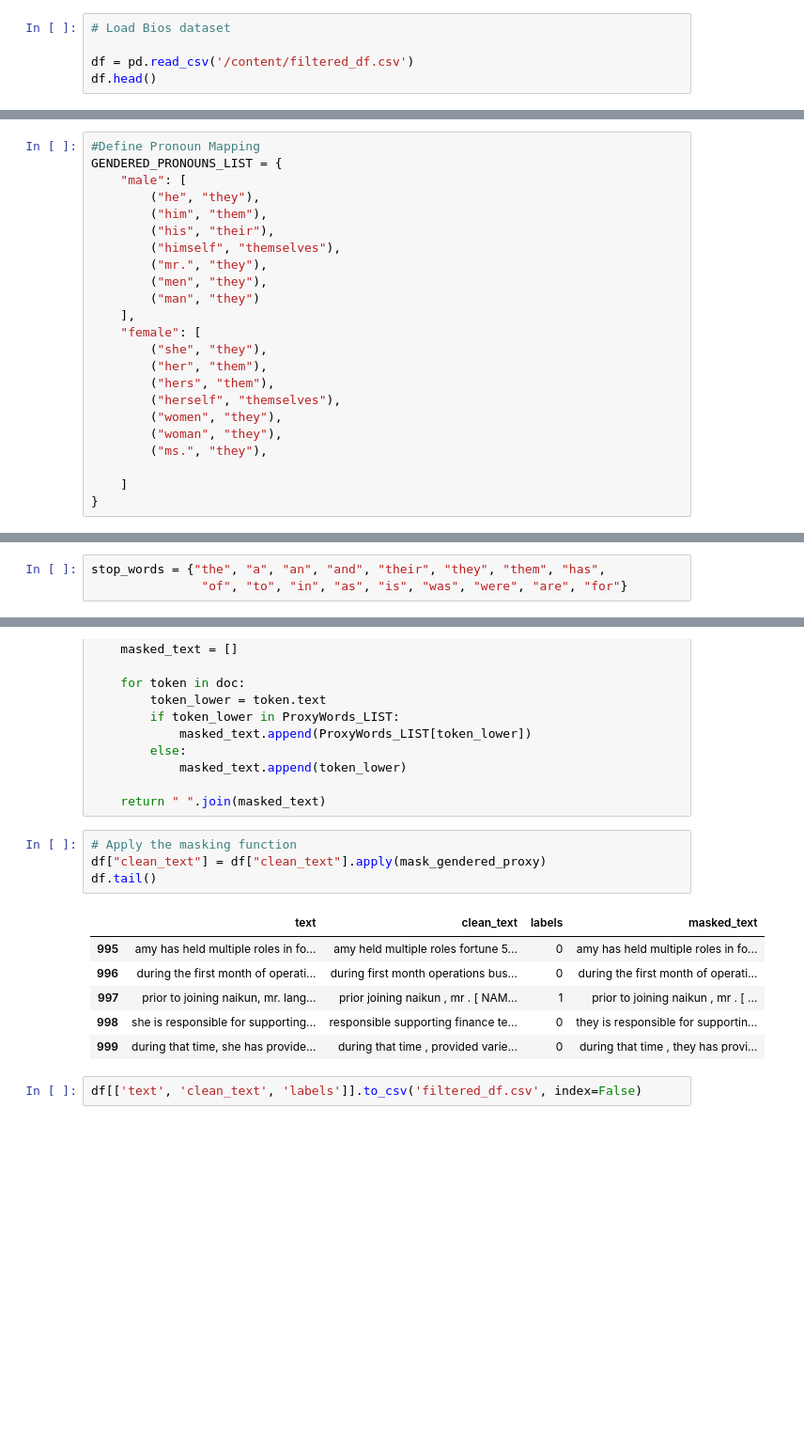
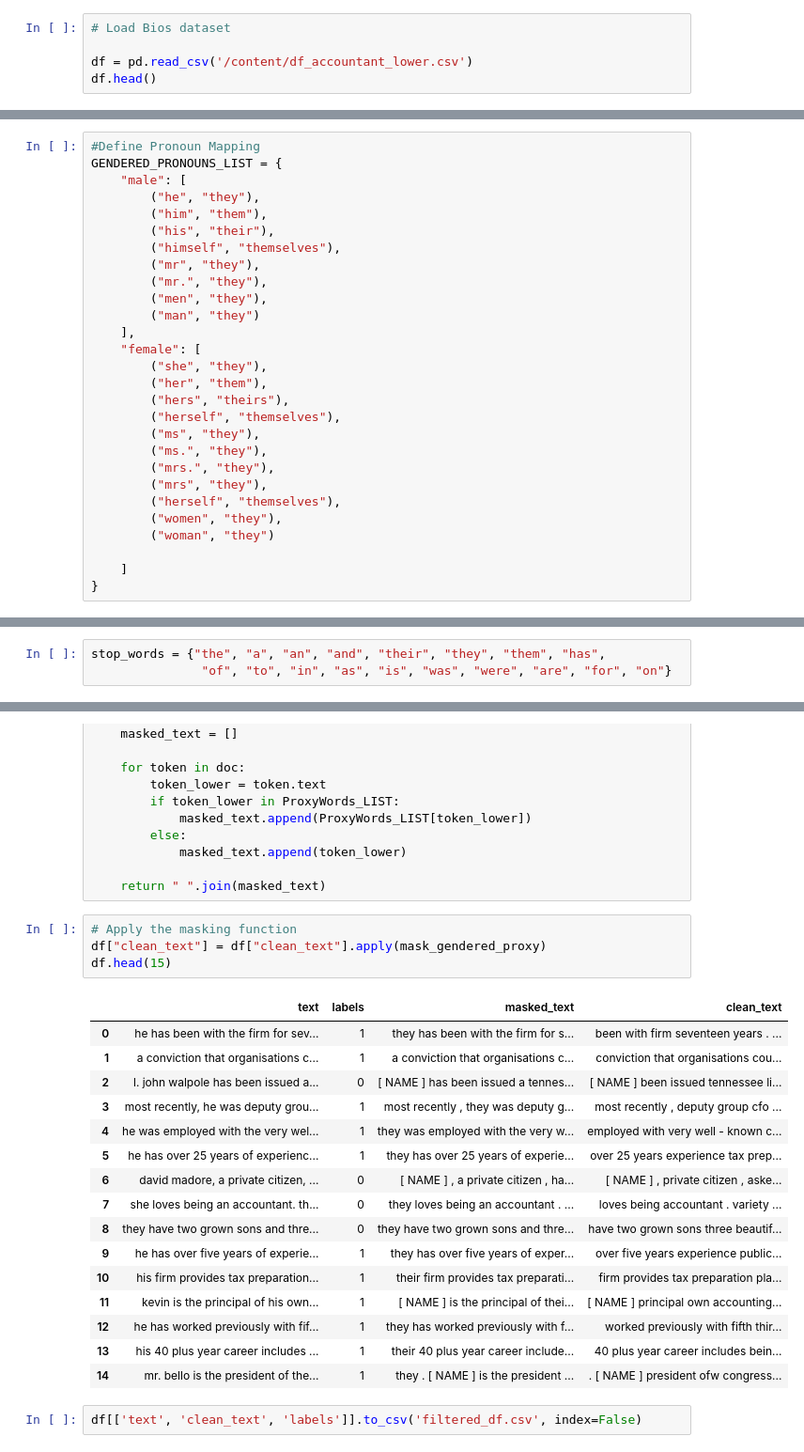
Before and after one commit to Shilpi261985/P2_BiasMitigation_SyntheticData, a Jupyter notebook: src/model_BERT/masked_obviousProxy_GenderClassification.ipynb, the cells around one changed output, grey strips where cells are left out. Shown at 94% size. Saved outputs shown, nothing was run; the diff lists cells and outputs as text; blank space fills up the shorter version.

```diff
--- a/src/model_BERT/masked_obviousProxy_GenderClassification.ipynb
+++ b/src/model_BERT/masked_obviousProxy_GenderClassification.ipynb
@@ -53,6 +53,6 @@ print(masked)  # Output: [NAME] and [NAME] went to the park with [NAME].
 # %%
 # Load Bios dataset
 
-df = pd.read_csv('/content/filtered_df.csv')
+df = pd.read_csv('/content/df_accountant_lower.csv')
 df.head()
 # %% [output]
@@ -85,6 +85,7 @@ GENDERED_PRONOUNS_LIST = {
         ("him", "them"),
         ("his", "their"),
         ("himself", "themselves"),
+        ("mr", "they"),
         ("mr.", "they"),
         ("men", "they"),
         ("man", "they")
@@ -92,11 +93,15 @@ GENDERED_PRONOUNS_LIST = {
     "female": [
         ("she", "they"),
         ("her", "them"),
-        ("hers", "them"),
+        ("hers", "theirs"),
+        ("herself", "themselves"),
+        ("ms", "they"),
+        ("ms.", "they"),
+        ("mrs.", "they"),
+        ("mrs", "they"),
         ("herself", "themselves"),
         ("women", "they"),
-        ("woman", "they"),
-        ("ms.", "they"),
+        ("woman", "they")
 
     ]
 }
@@ -131,7 +136,7 @@ df.head()
 | 4 | he was employed with the very wel... | 1 | they was employed with the very w... |
 # %%
 stop_words = {"the", "a", "an", "and", "their", "they", "them", "has",
-               "of", "to", "in", "as", "is", "was", "were", "are", "for"}
+               "of", "to", "in", "as", "is", "was", "were", "are", "for", "on"}
 # %%
 df['clean_text'] = df['masked_text'].apply(
     lambda x: ' '.join([word for word in x.split() if word not in stop_words])
@@ -203,14 +207,24 @@ def mask_gendered_proxy(text):
 # %%
 # Apply the masking function
 df["clean_text"] = df["clean_text"].apply(mask_gendered_proxy)
-df.tail()
+df.head(15)
 # %% [output]
-|  | text | clean_text | labels | masked_text |
-| 995 | amy has held multiple roles in fo... | amy held multiple roles fortune 5... | 0 | amy has held multiple roles in fo... |
-| 996 | during the first month of operati... | during first month operations bus... | 0 | during the first month of operati... |
-| 997 | prior to joining naikun, mr. lang... | prior joining naikun , mr . [ NAM... | 1 | prior to joining naikun , mr . [ ... |
-| 998 | she is responsible for supporting... | responsible supporting finance te... | 0 | they is responsible for supportin... |
-| 999 | during that time, she has provide... | during that time , provided varie... | 0 | during that time , they has provi... |
+|  | text | labels | masked_text | clean_text |
+| 0 | he has been with the firm for sev... | 1 | they has been with the firm for s... | been with firm seventeen years . ... |
+| 1 | a conviction that organisations c... | 1 | a conviction that organisations c... | conviction that organisations cou... |
+| 2 | l. john walpole has been issued a... | 0 | [ NAME ] has been issued a tennes... | [ NAME ] been issued tennessee li... |
+| 3 | most recently, he was deputy grou... | 1 | most recently , they was deputy g... | most recently , deputy group cfo ... |
+| 4 | he was employed with the very wel... | 1 | they was employed with the very w... | employed with very well - known c... |
+| 5 | he has over 25 years of experienc... | 1 | they has over 25 years of experie... | over 25 years experience tax prep... |
+| 6 | david madore, a private citizen, ... | 0 | [ NAME ] , a private citizen , ha... | [ NAME ] , private citizen , aske... |
+| 7 | she loves being an accountant. th... | 0 | they loves being an accountant . ... | loves being accountant . variety ... |
+| 8 | they have two grown sons and thre... | 0 | they have two grown sons and thre... | have two grown sons three beautif... |
+| 9 | he has over five years of experie... | 1 | they has over five years of exper... | over five years experience public... |
+| 10 | his firm provides tax preparation... | 1 | their firm provides tax preparati... | firm provides tax preparation pla... |
+| 11 | kevin is the principal of his own... | 1 | [ NAME ] is the principal of thei... | [ NAME ] principal own accounting... |
+| 12 | he has worked previously with fif... | 1 | they has worked previously with f... | worked previously with fifth thir... |
+| 13 | his 40 plus year career includes ... | 1 | their 40 plus year career include... | 40 plus year career includes bein... |
+| 14 | mr. bello is the president of the... | 1 | they . [ NAME ] is the president ... | . [ NAME ] president ofw congress... |
 # %%
 df[['text', 'clean_text', 'labels']].to_csv('filtered_df.csv', index=False)
 # %%
```
Also changed, not shown: parts of 15 cells of this notebook, 3 other files.
